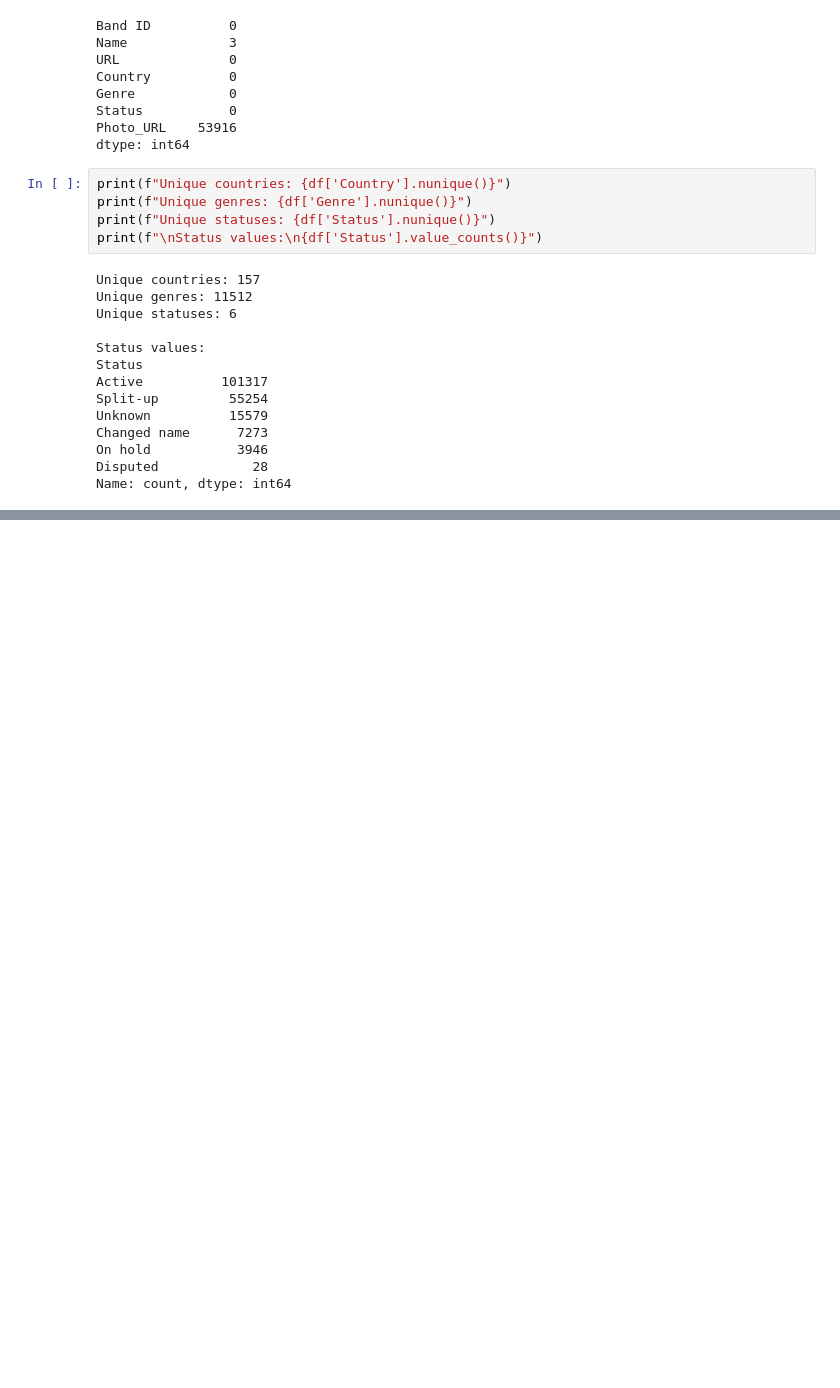
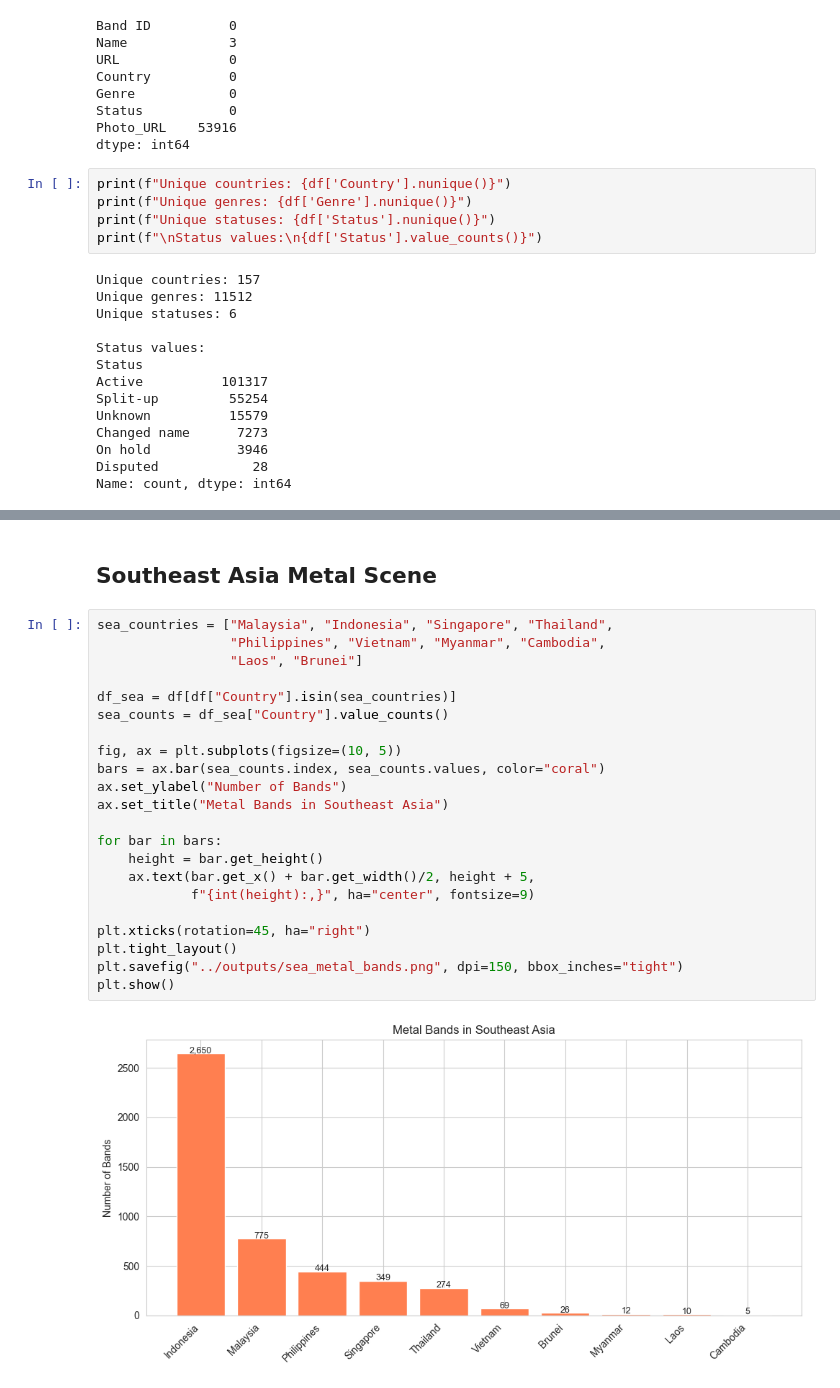
Before and after one commit to mharis8598/metal-eda, a Jupyter notebook: notebooks/01_eda.ipynb, the cells around one changed output, grey strips where cells are left out. Drawn from its saved outputs; the diff is of its cells as text; blank space fills up the shorter version.

```diff
--- a/notebooks/01_eda.ipynb
+++ b/notebooks/01_eda.ipynb
@@ -79,0 +120,26 @@ Name: count, dtype: int64
+# %% [markdown]
+## Southeast Asia Metal Scene
+# %%
+sea_countries = ["Malaysia", "Indonesia", "Singapore", "Thailand",
+                 "Philippines", "Vietnam", "Myanmar", "Cambodia",
+                 "Laos", "Brunei"]
+
+df_sea = df[df["Country"].isin(sea_countries)]
+sea_counts = df_sea["Country"].value_counts()
+
+fig, ax = plt.subplots(figsize=(10, 5))
+bars = ax.bar(sea_counts.index, sea_counts.values, color="coral")
+ax.set_ylabel("Number of Bands")
+ax.set_title("Metal Bands in Southeast Asia")
+
+for bar in bars:
+    height = bar.get_height()
+    ax.text(bar.get_x() + bar.get_width()/2, height + 5,
+            f"{int(height):,}", ha="center", fontsize=9)
+
+plt.xticks(rotation=45, ha="right")
+plt.tight_layout()
+plt.savefig("../outputs/sea_metal_bands.png", dpi=150, bbox_inches="tight")
+plt.show()
+# %% [output]
+[figure, added]
```
Also changed, not shown: parts of 4 cells of this notebook, 2 other files.
